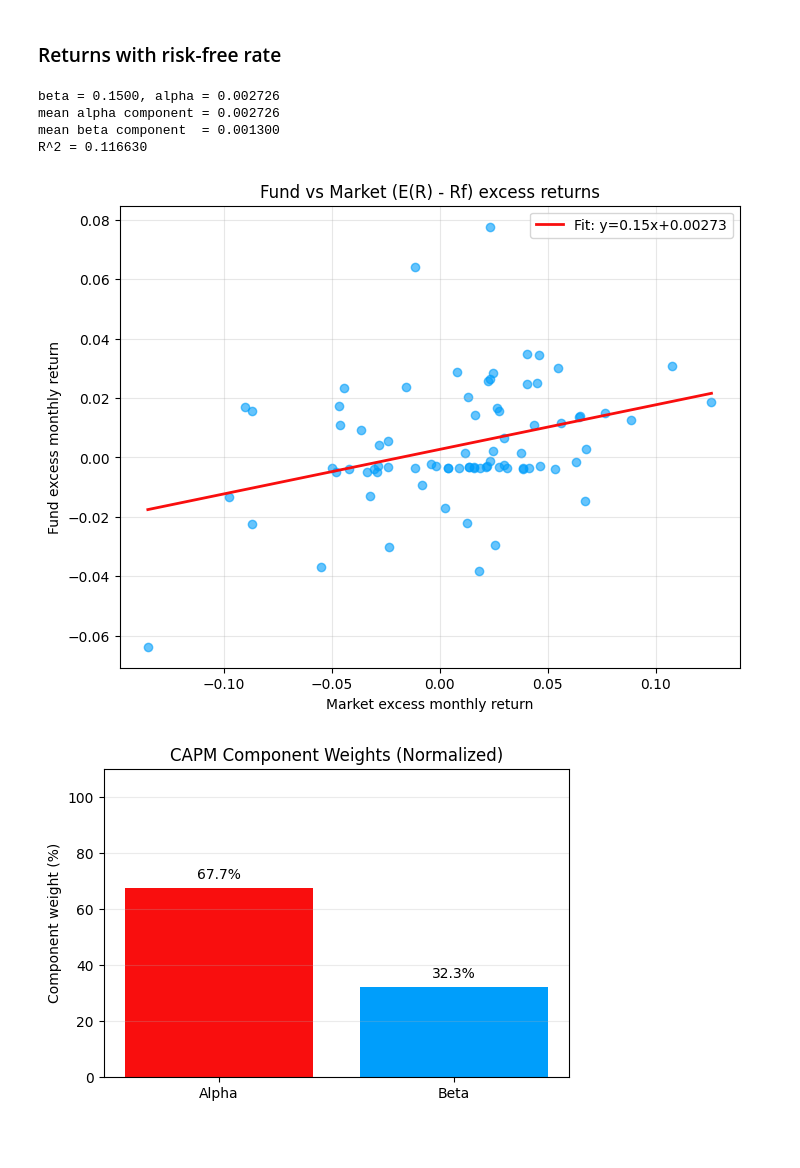
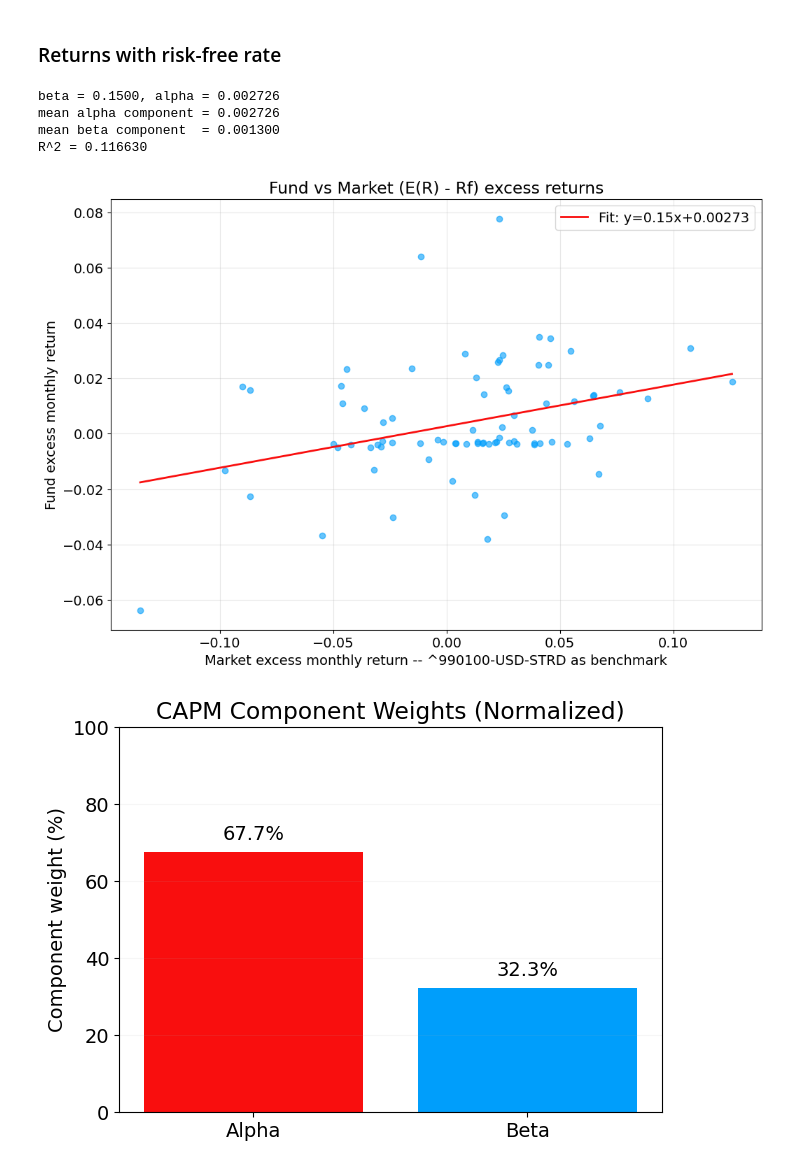
Before and after one commit to MatthewSmithseree/capm-regression_alpha-calculator, a Jupyter notebook: capm-regression.ipynb, the cells around one changed output. Cells and saved outputs as stored; diff of their text form; code cells hidden in the pictures; blank space fills up the shorter version.

Commit message:
Adjusted plot size

```diff
--- a/capm-regression.ipynb
+++ b/capm-regression.ipynb
@@ -38,7 +38,8 @@ import matplotlib.pyplot as plt
 import yfinance as yf
 # %%
 # Pull historical data from yfinance starting from the year 2000
-market_data = yf.download("^990100-USD-STRD", start="2000-01-01", multi_level_index=False)
+ticker = "^990100-USD-STRD"
+market_data = yf.download(ticker, start="2000-01-01", multi_level_index=False)
 market_data['market_rets'] = market_data['Close'].pct_change()
 market_data = market_data.dropna()
 display(market_data.head())
@@ -192,7 +193,7 @@ print(f"R^2 = {r2:.6f}")
 # Fitted line: y = alpha + beta * x
 x_sorted = x.sort_values()
 y_fit = alpha + beta * x_sorted
-plt.figure(figsize=(8, 6))
+plt.figure(figsize=(12, 8))
 plt.scatter(x, y, alpha=0.6, color=beta_color)
 plt.plot(
     x_sorted,
@@ -201,38 +202,38 @@ plt.plot(
     linewidth=2,
     label=f"Fit: y={beta:.2f}x+{alpha:.5f}",
 )
-plt.xlabel("Market excess monthly return")
+plt.xlabel(f"Market excess monthly return -- {ticker} as benchmark")
 plt.ylabel("Fund excess monthly return")
 plt.title("Fund vs Market (E(R) - Rf) excess returns")
 plt.grid(True, alpha=0.3)
 plt.legend()
 plt.show()
 
 # Plot normalized alpha and beta (0-100%)
 
 labels = ['Alpha', 'Beta']
 colors = [alpha_color, beta_color]
 
-plt.figure(figsize=(6, 4))
+plt.figure(figsize=(7, 5))
 bars = plt.bar(labels, components_pct, color=colors)
 plt.ylabel("Component weight (%)")
 plt.title("CAPM Component Weights (Normalized)")
-plt.ylim(0, 110)
-plt.grid(axis="y", alpha=0.25)
+plt.ylim(0, 100)
+plt.grid(axis="y", alpha=0.1)
 for b in bars:
     h = b.get_height()
     plt.text(
         b.get_x() + b.get_width() / 2,
         h + 2,
         f"{h:.1f}%",
         ha="center",
         va="bottom",
     )
 plt.show()
 # %% [output]
 beta = 0.1500, alpha = 0.002726
 mean alpha component = 0.002726
 mean beta component  = 0.001300
 R^2 = 0.116630
-[figure, old version]
+[figure, new version]
-[figure, old version]
+[figure, new version]
```
Also changed, not shown: parts of 1 cell of this notebook, 1 other file.
